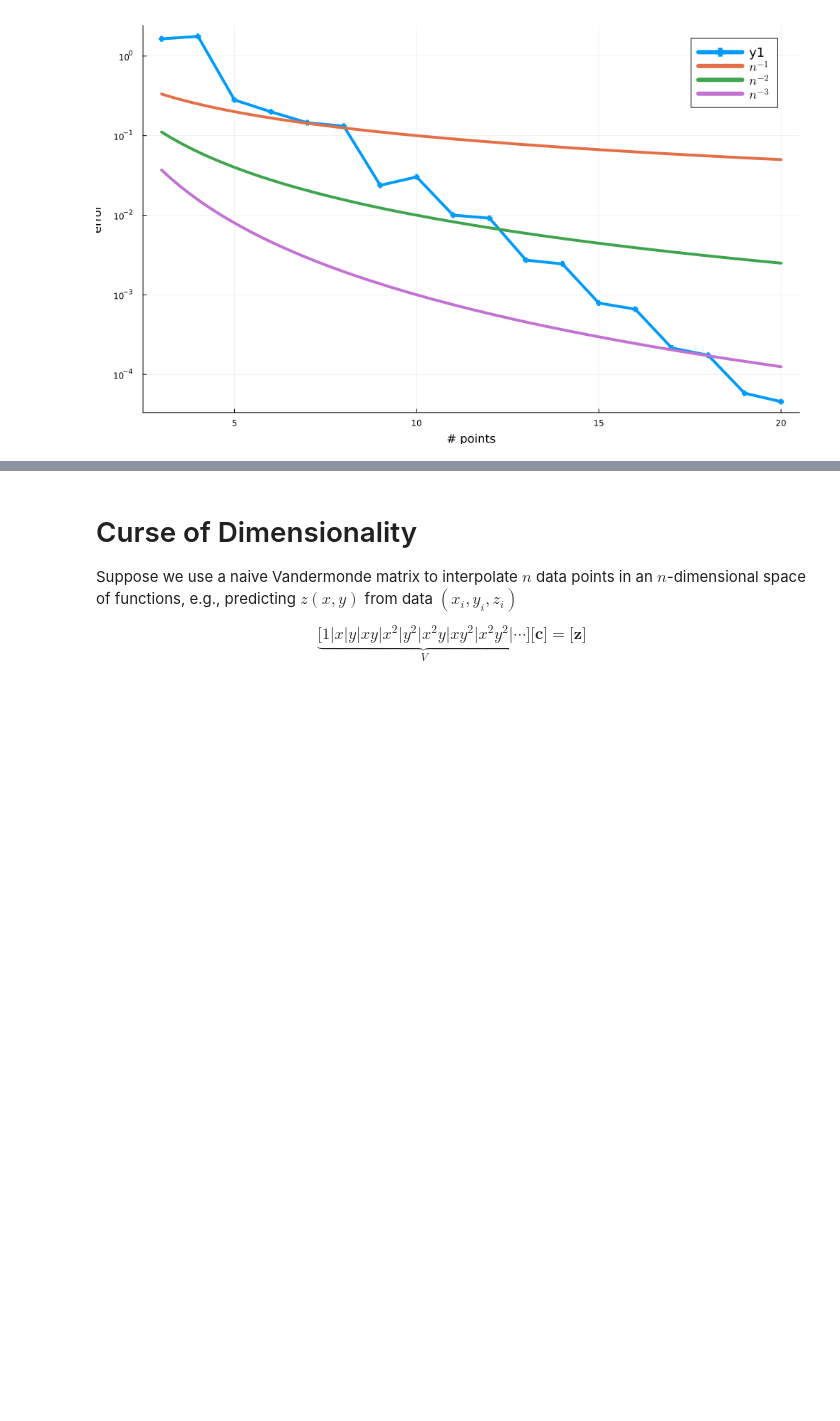
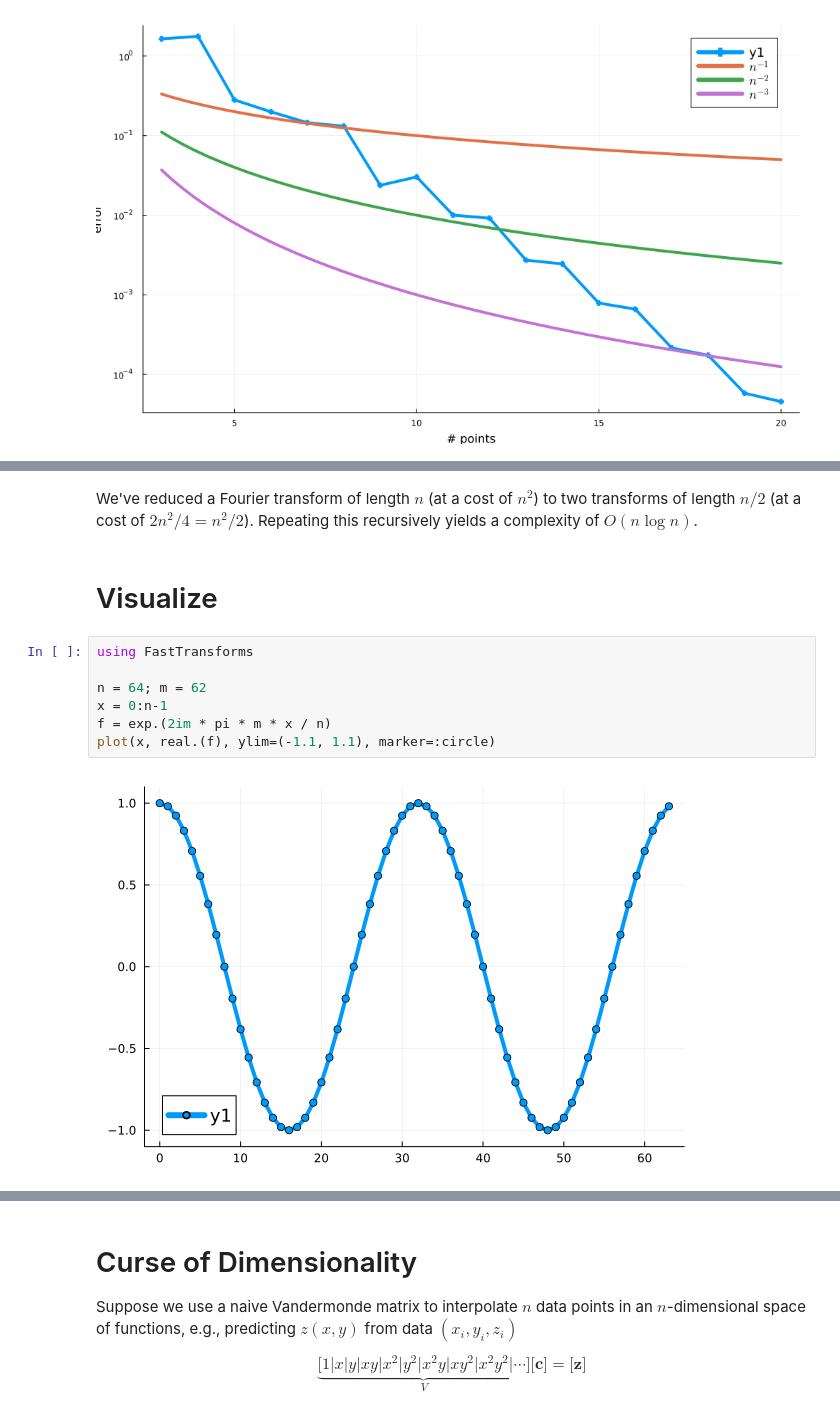
Before and after one commit to cu-numcomp/fall25-grad, a Jupyter notebook: _sources/slides/2025-10-15-higher-dimensions.ipynb, the cells around one changed output, grey strips where cells are left out. Cells and saved outputs as stored; diff of their text form; blank space fills up the shorter version.

```diff
--- a/_sources/slides/2025-10-15-higher-dimensions.ipynb
+++ b/_sources/slides/2025-10-15-higher-dimensions.ipynb
@@ -291,0 +360,14 @@ plot!([n -> n^-p for p in ps], label=map(p -> "\$n^{-$p}\$", ps), size=(1000, 60
+# %% [markdown]
+We've reduced a Fourier transform of length $n$ (at a cost of $n^2$) to two transforms of length $n/2$ (at a cost of $2 n^2/4 = n^2/2$).
+Repeating this recursively yields a complexity of $O(n\log n)$.
+# %% [markdown]
+# Visualize
+# %%
+using FastTransforms
+
+n = 64; m = 62
+x = 0:n-1
+f = exp.(2im * pi * m * x / n)
+plot(x, real.(f), ylim=(-1.1, 1.1), marker=:circle)
+# %% [output]
+[figure, added]
```
Also changed, not shown: parts of 41 cells of this notebook, 7 other files.
